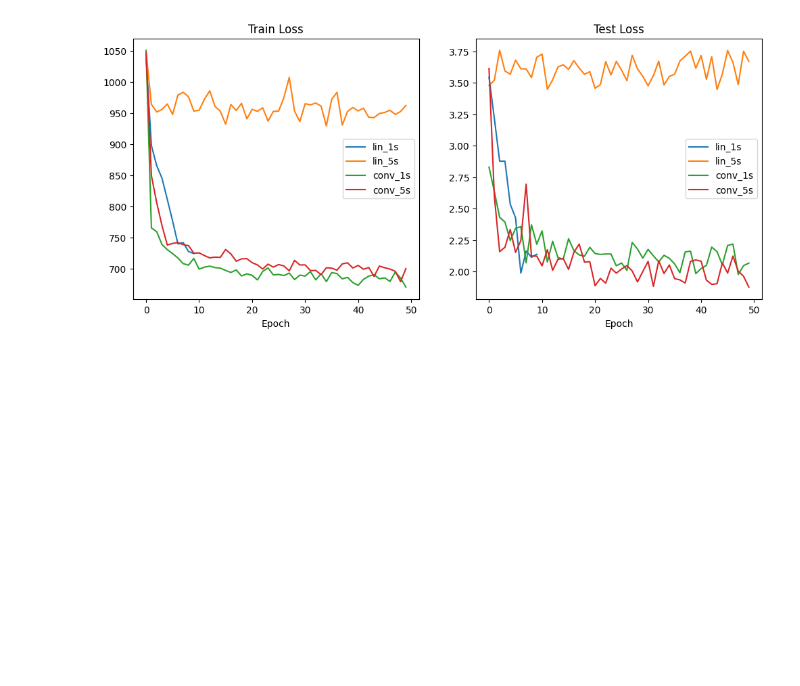
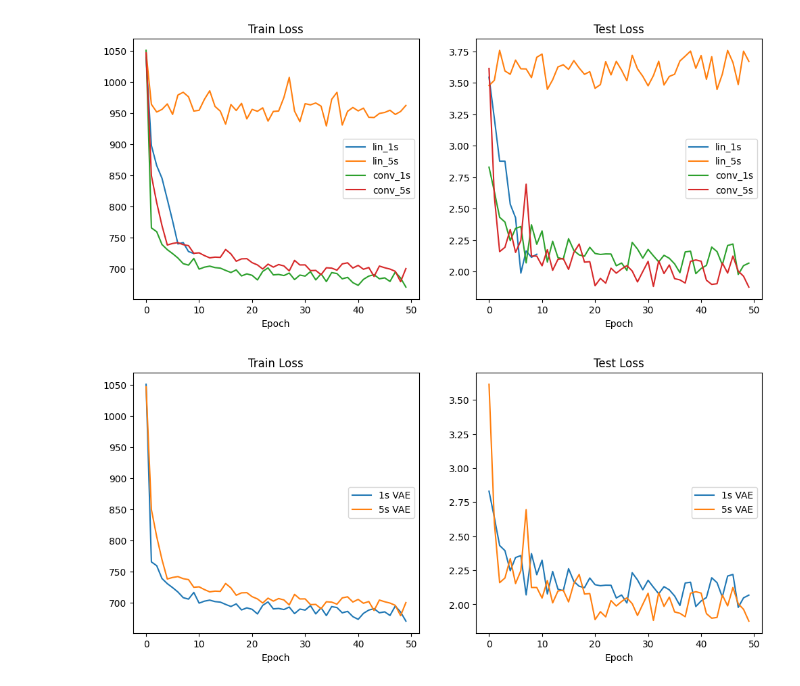
Before and after one commit to JulianBvW/Wearable-Sleep-Event-Detection, a Jupyter notebook: Notebooks/31_pleth_vae_recon.ipynb, the cells around one changed output. Cells and saved outputs as stored; diff of their text form; code cells hidden in the pictures; blank space fills up the shorter version.

```diff
--- a/Notebooks/31_pleth_vae_recon.ipynb
+++ b/Notebooks/31_pleth_vae_recon.ipynb
@@ -60,22 +63,32 @@ def show_recon(ts):
     plt.show()
 # %%
-def show_loss():
+def show_loss(only_conv=False):
     losses_lin_1s = pd.read_csv('../wearsed/training/vae/output/bs_256_epochs_10/latent_size_8/losses.csv')
     losses_lin_5s = pd.read_csv('../wearsed/training/vae/output_5s/losses.csv')
     losses_conv_1s = pd.read_csv('../wearsed/training/vae/output_conv/losses.csv')
     losses_conv_5s = pd.read_csv('../wearsed/training/vae/output_conv_5s/losses.csv')
-    train_losses = pd.DataFrame({
-        'lin_1s':  losses_lin_1s['train_losses'],
-        'lin_5s':  losses_lin_5s['train_losses'],
-        'conv_1s': losses_conv_1s['train_losses'],
-        'conv_5s': losses_conv_5s['train_losses']
-    })
-    test_losses = pd.DataFrame({
-        'lin_1s':  losses_lin_1s['test_losses'],
-        'lin_5s':  losses_lin_5s['test_losses'],
-        'conv_1s': losses_conv_1s['test_losses'],
-        'conv_5s': losses_conv_5s['test_losses']
-    })
+    if only_conv:
+        train_losses = pd.DataFrame({
+            '1s VAE': losses_conv_1s['train_losses'],
+            '5s VAE': losses_conv_5s['train_losses']
+        })
+        test_losses = pd.DataFrame({
+            '1s VAE': losses_conv_1s['test_losses'],
+            '5s VAE': losses_conv_5s['test_losses']
+        })
+    else:
+        train_losses = pd.DataFrame({
+            'lin_1s':  losses_lin_1s['train_losses'],
+            'lin_5s':  losses_lin_5s['train_losses'],
+            'conv_1s': losses_conv_1s['train_losses'],
+            'conv_5s': losses_conv_5s['train_losses']
+        })
+        test_losses = pd.DataFrame({
+            'lin_1s':  losses_lin_1s['test_losses'],
+            'lin_5s':  losses_lin_5s['test_losses'],
+            'conv_1s': losses_conv_1s['test_losses'],
+            'conv_5s': losses_conv_5s['test_losses']
+        })
     _, axs = plt.subplots(1, 2, figsize=(12, 5))
     train_losses.plot(ax=axs[0])
     test_losses.plot(ax=axs[1])
@@ -103,3 +120,7 @@ show_recon(250000)
 show_loss()
 # %% [output]
 [figure]
+# %%
+show_loss(only_conv=True)
+# %% [output]
+[figure, added]
```
Also changed, not shown: parts of 4 cells of this notebook.
